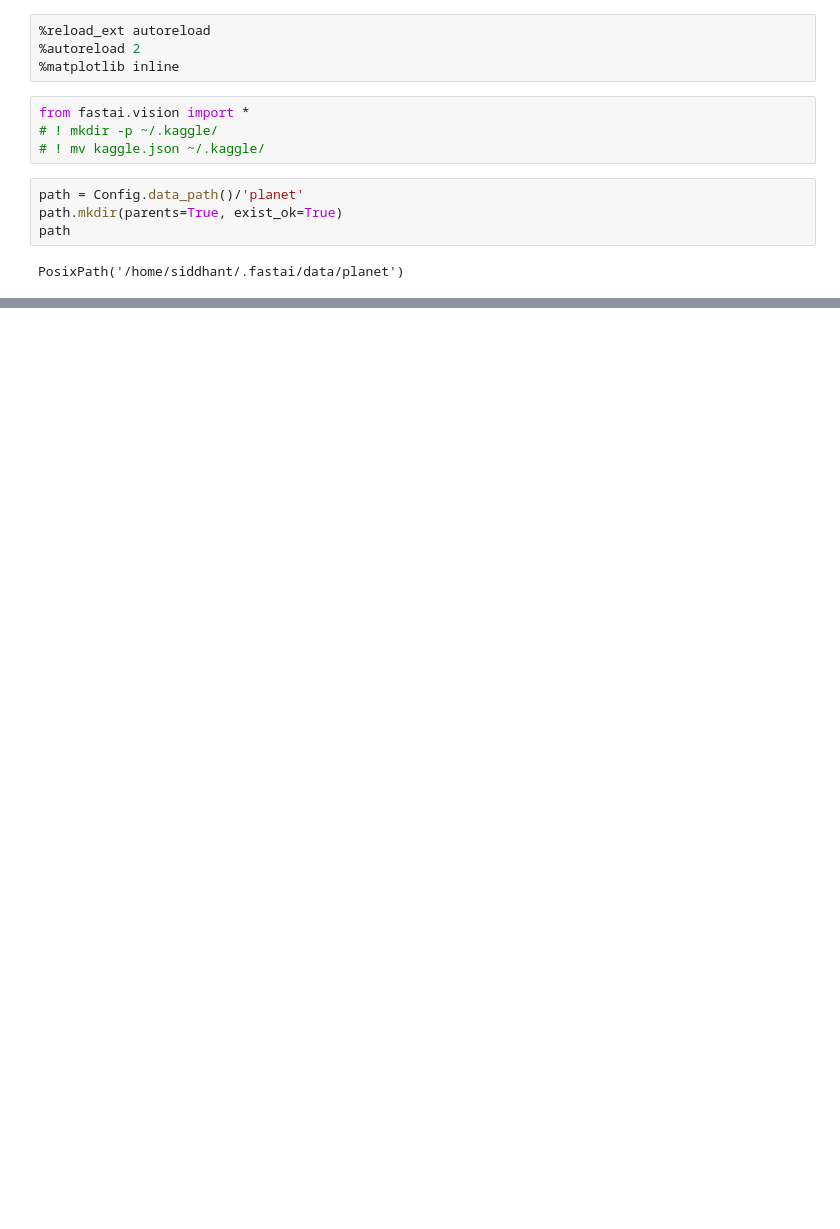
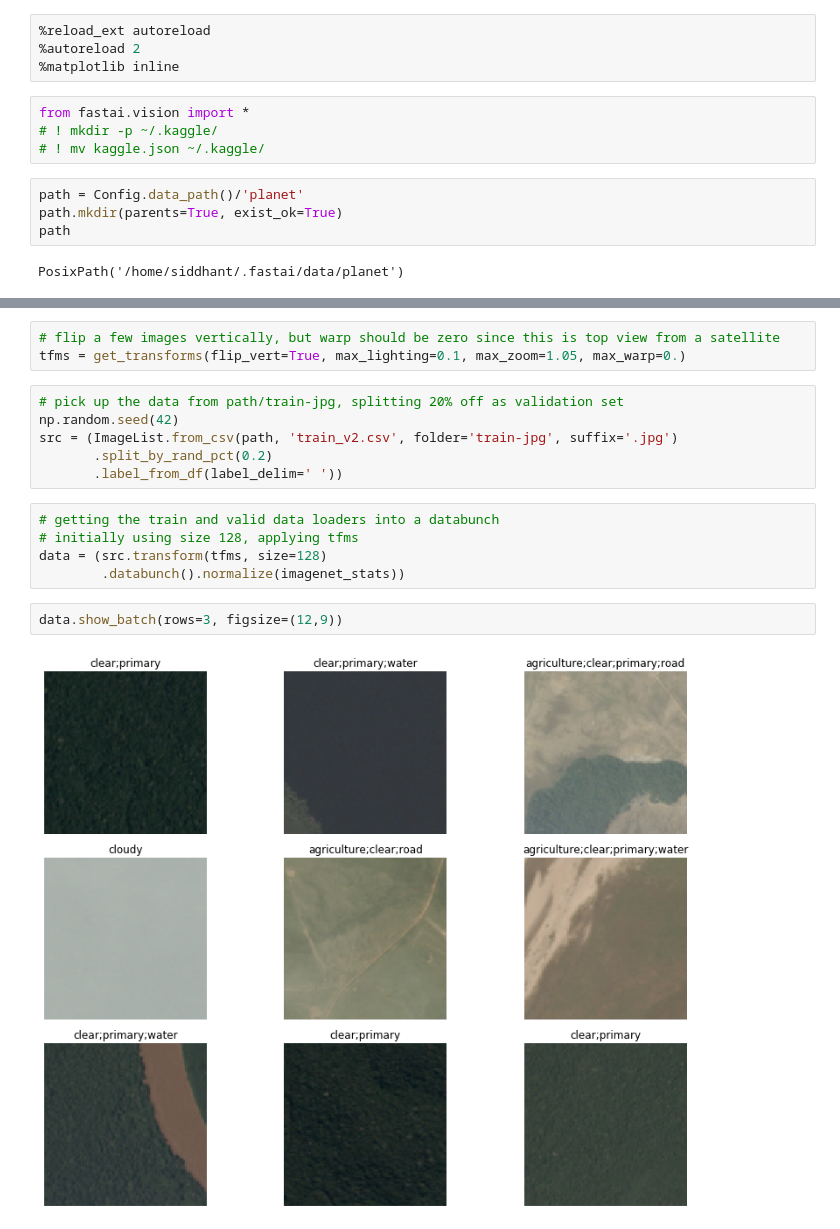
Before and after one commit to siddhantsangwan/amazon_classification, a Jupyter notebook: planet_amazon.ipynb, the cells around one changed output, grey strips where cells are left out. Drawn from its saved outputs; the diff is of its cells as text; blank space fills up the shorter version.

Commit message:
set up data and complete stage-1 rn50

```diff
--- a/planet_amazon.ipynb
+++ b/planet_amazon.ipynb
@@ -25,0 +31,18 @@ unzip:  cannot find or open /home/siddhant/.fastai/data/planet/train_v2.csv.zip,
+# %%
+# flip a few images vertically, but warp should be zero since this is top view from a satellite
+tfms = get_transforms(flip_vert=True, max_lighting=0.1, max_zoom=1.05, max_warp=0.)
+# %%
+# pick up the data from path/train-jpg, splitting 20% off as validation set
+np.random.seed(42)
+src = (ImageList.from_csv(path, 'train_v2.csv', folder='train-jpg', suffix='.jpg')
+       .split_by_rand_pct(0.2)
+       .label_from_df(label_delim=' '))
+# %%
+# getting the train and valid data loaders into a databunch
+# initially using size 128, applying tfms
+data = (src.transform(tfms, size=128)
+        .databunch().normalize(imagenet_stats))
+# %%
+data.show_batch(rows=3, figsize=(12,9))
+# %% [output]
+[figure, added]
```
Also changed, not shown: parts of 12 cells of this notebook.
